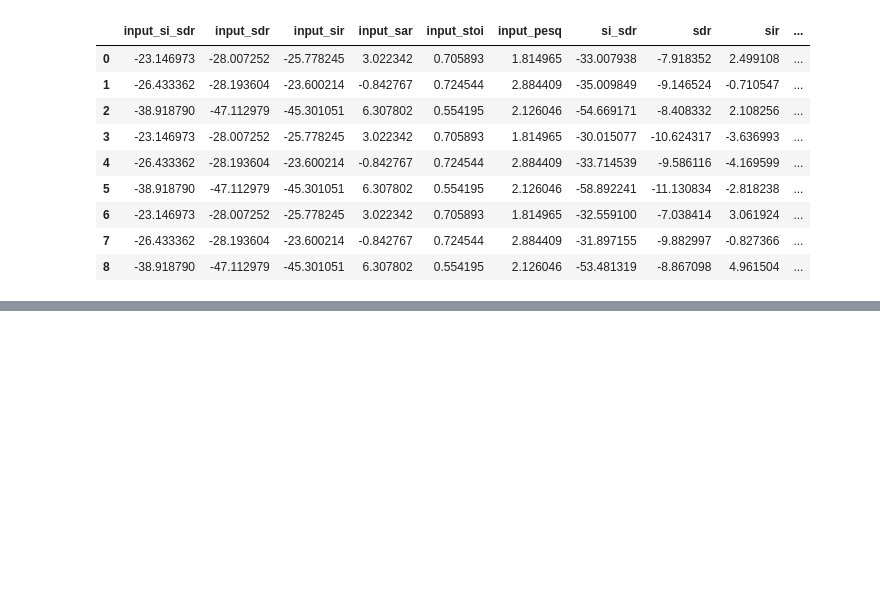
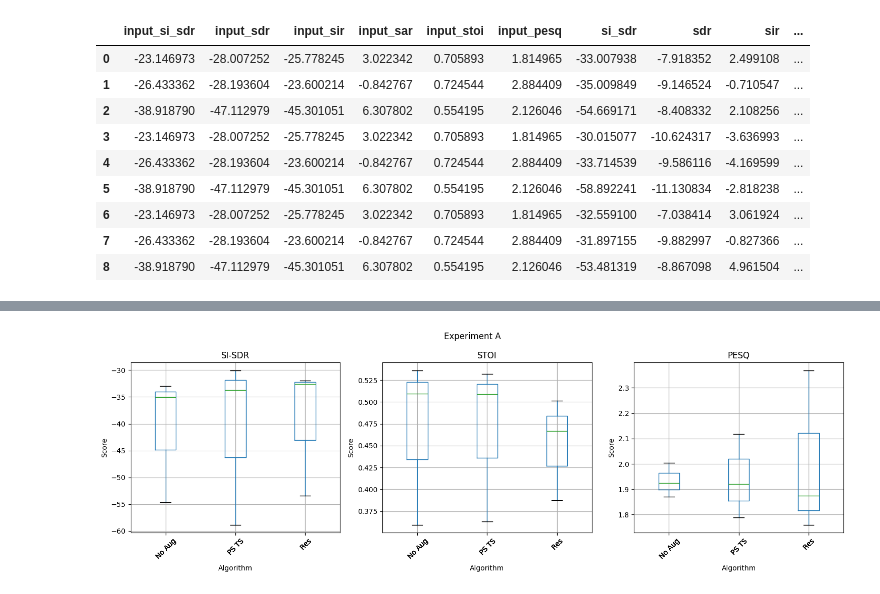
Before and after one commit to mp-smc23/demucs-v2-ps-ts, a Jupyter notebook: plot_training.ipynb, the cells around one changed output, grey strips where cells are left out. Cells and saved outputs as stored; diff of their text form; code cells hidden in the pictures; blank space fills up the shorter version.

```diff
--- a/plot_training.ipynb
+++ b/plot_training.ipynb
@@ -168,0 +167,27 @@ dfs_valid_B_agg
+# %%
+fig, axes = plt.subplots(1, 3, figsize=(15, 5), sharex=True)
+
+# Boxplot for si_sdr
+dfs_valid_A.boxplot(by='experiment', column='si_sdr', rot=45, ax=axes[0])
+axes[0].set_title('SI-SDR')
+axes[0].set_xlabel('Algorithm')
+axes[0].set_ylabel('Score')
+
+# Boxplot for stoi
+dfs_valid_A.boxplot(by='experiment', column='stoi', rot=45, ax=axes[1])
+axes[1].set_title('STOI')
+axes[1].set_xlabel('Algorithm')
+axes[1].set_ylabel('Score')
+
+# Boxplot for pesq
+dfs_valid_A.boxplot(by='experiment', column='pesq', rot=45, ax=axes[2])
+axes[2].set_title('PESQ')
+axes[2].set_xlabel('Algorithm')
+axes[2].set_ylabel('Score')
+
+plt.suptitle('Experiment A')
+
+plt.tight_layout()
+plt.show()
+# %% [output]
+[figure, added]
```
Also changed, not shown: parts of 5 cells of this notebook, 1 other file.
